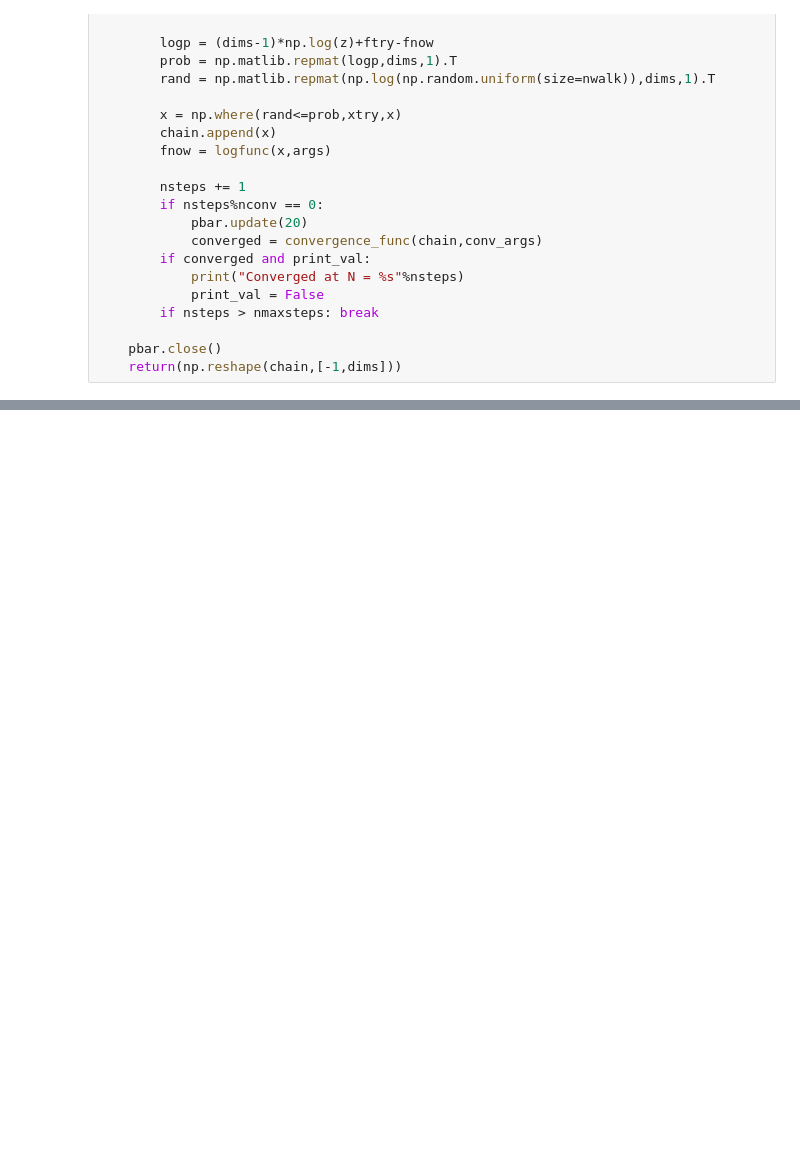
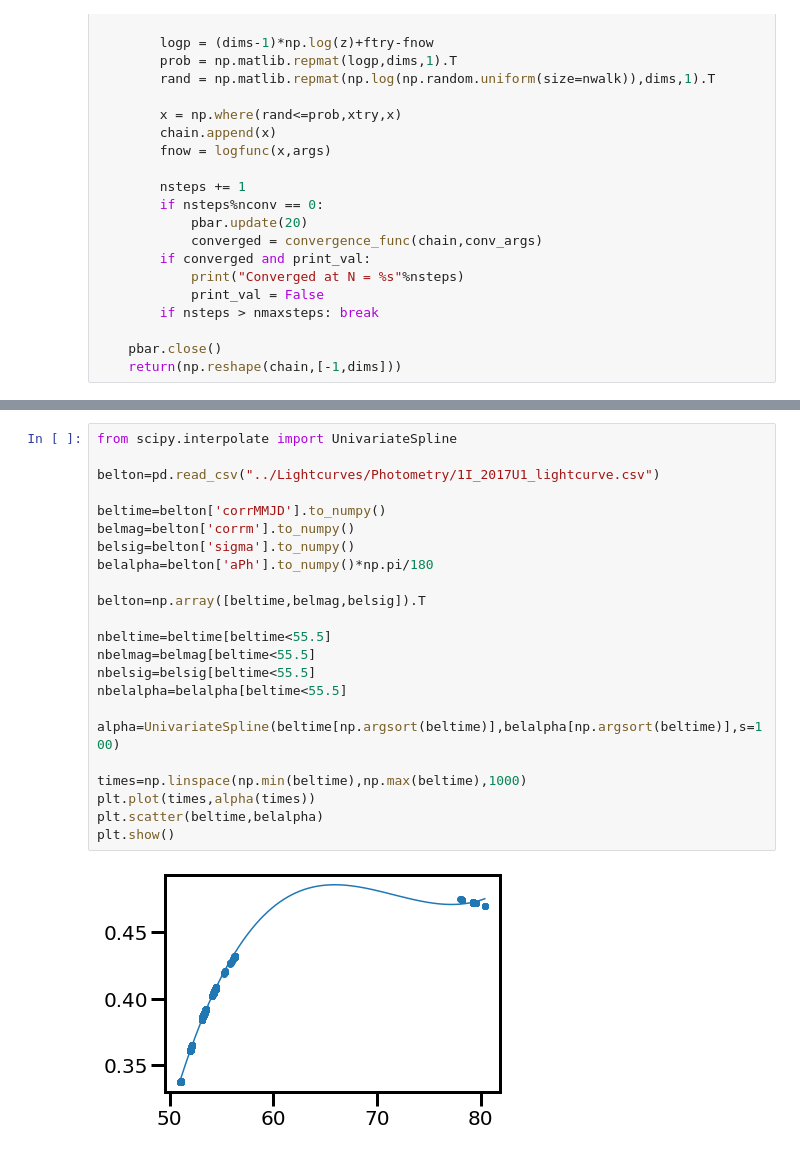
Before and after one commit to astertaylor/Oumuamua, a Jupyter notebook: Lightcurves/ML_MCMC.ipynb, the cells around one changed output, grey strips where cells are left out. Cells and saved outputs as stored; diff of their text form; blank space fills up the shorter version.

```diff
--- a/Lightcurves/ML_MCMC.ipynb
+++ b/Lightcurves/ML_MCMC.ipynb
@@ -270 +319,26 @@ nbelalpha=belalpha[beltime<55.5]
+# %%
+from scipy.interpolate import UnivariateSpline
+
+belton=pd.read_csv("../Lightcurves/Photometry/1I_2017U1_lightcurve.csv")
+
+beltime=belton['corrMMJD'].to_numpy()
+belmag=belton['corrm'].to_numpy()
+belsig=belton['sigma'].to_numpy()
+belalpha=belton['aPh'].to_numpy()*np.pi/180
+
+belton=np.array([beltime,belmag,belsig]).T
+
+nbeltime=beltime[beltime<55.5]
+nbelmag=belmag[beltime<55.5]
+nbelsig=belsig[beltime<55.5]
+nbelalpha=belalpha[beltime<55.5]
+
+alpha=UnivariateSpline(beltime[np.argsort(beltime)],belalpha[np.argsort(beltime)],s=100)
+
+times=np.linspace(np.min(beltime),np.max(beltime),1000)
+plt.plot(times,alpha(times))
+plt.scatter(beltime,belalpha)
+plt.show()
+# %% [output]
+[figure, added]
 # %%
```
Also changed, not shown: parts of 25 cells of this notebook, 2 other files.
